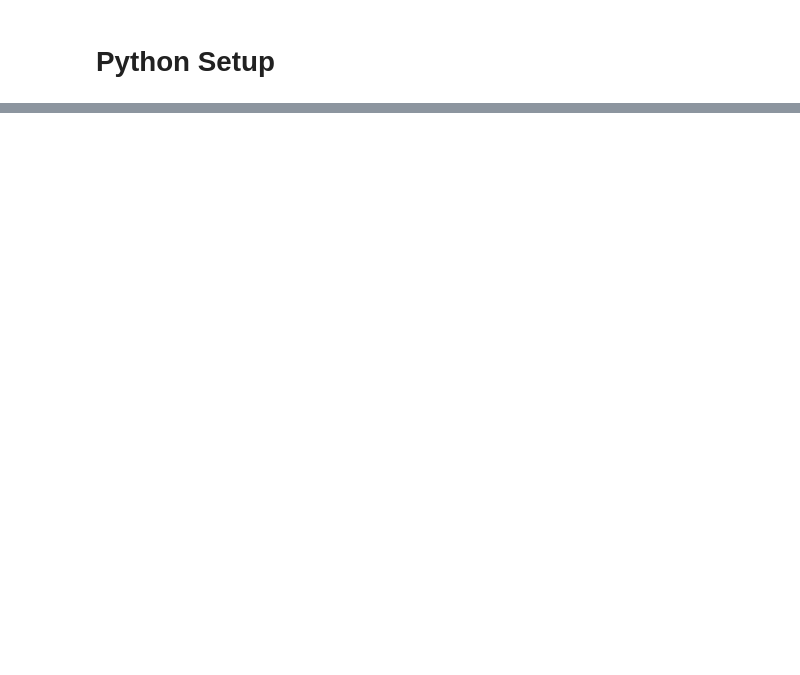
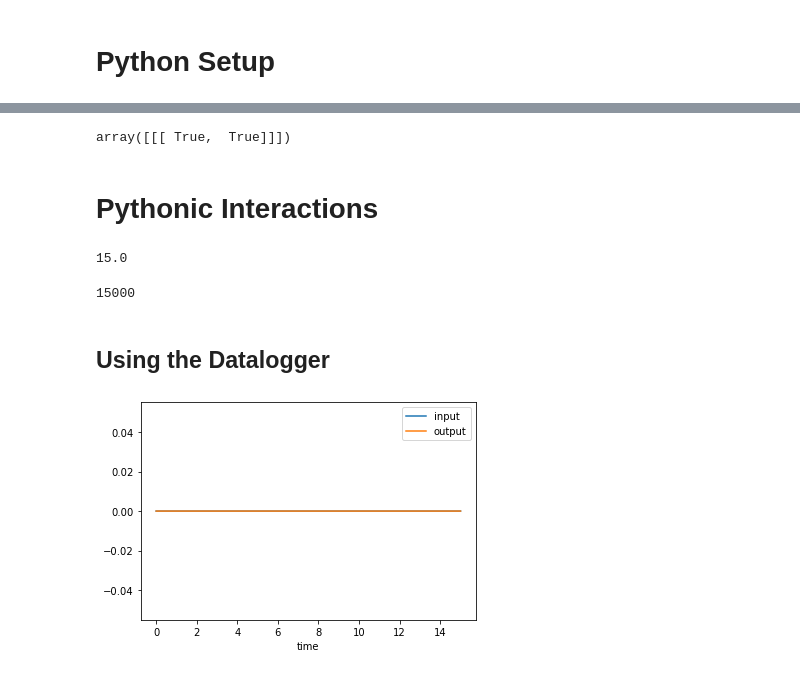
Before and after one commit to dapperfu/Python-Simulink, a Jupyter notebook: Example2/discrete_tf-python_class.ipynb, the cells around one changed output, grey strips where cells are left out. Cells and saved outputs as stored; diff of their text form; code cells hidden in the pictures; blank space fills up the shorter version.

Commit message:
Updated Pythonic class example

```diff
--- a/Example2/discrete_tf-python_class.ipynb
+++ b/Example2/discrete_tf-python_class.ipynb
@@ -89,0 +23,3 @@ discrete_tf<0.001, 0.0, 0.0>
+# %%
+mdl.step()
+mdl
@@ -89,0 +28,3 @@ discrete_tf<0.001, 0.0, 0.0>
+# %%
+mdl.step()
+mdl
@@ -89,0 +46,10 @@ discrete_tf<0.001, 0.0, 0.0>
+# %%
+# How fast the simulink model is running.
+Ts=1e-3
+# Static Gain
+K = 3
+# Time Constant.
+tau = 2
+sys = control.TransferFunction([K], [tau, 1])
+sysd = control.c2d(sys, Ts)
+sysd
@@ -89,0 +78,27 @@ discrete_tf<0.001, 0.0, 0.0>
+# %%
+np.isclose(sysd.den, mdl.den)
+# %% [output]
+array([[[ True,  True]]])
+# %% [markdown]
+# Pythonic Interactions
+# %%
+mdl.initialize()
+for step in range(int(15/Ts)+1):
+    mdl.step()
+mdl.time
+# %% [output]
+15.0
+# %%
+mdl.step_num
+# %% [output]
+15000
+# %% [markdown]
+## Using the Datalogger
+# %%
+data = dict()
+mdl.init_log()
+for step in range(int(15/Ts)+1):
+    mdl.step_log()
+mdl.plot()
+# %% [output]
+[figure, added]
```
Also changed, not shown: parts of 42 cells of this notebook, 3 other files.
